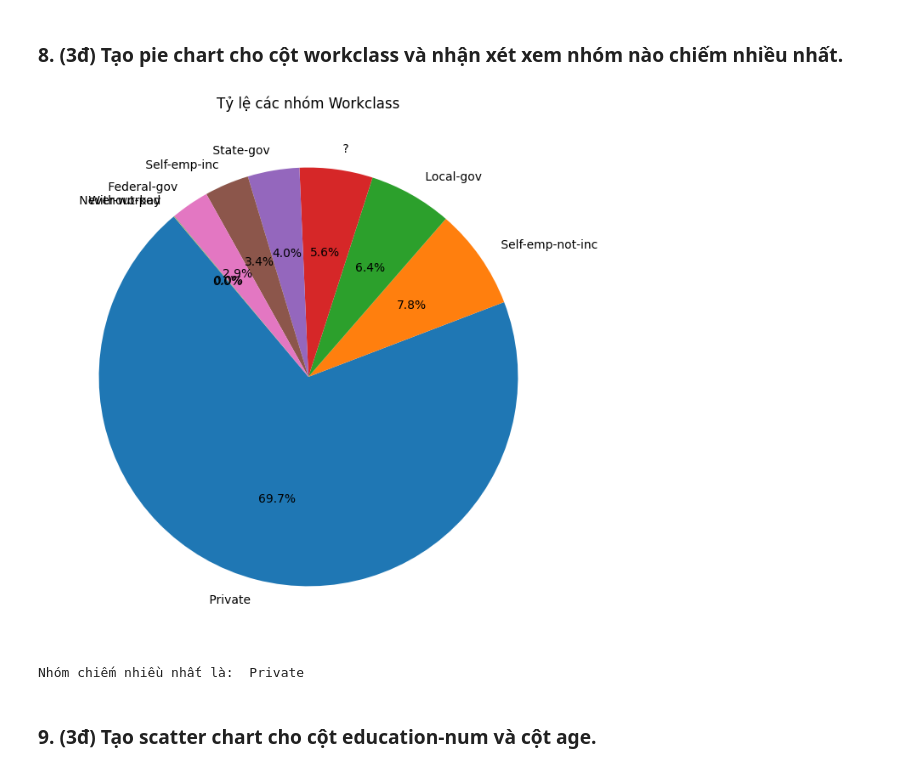
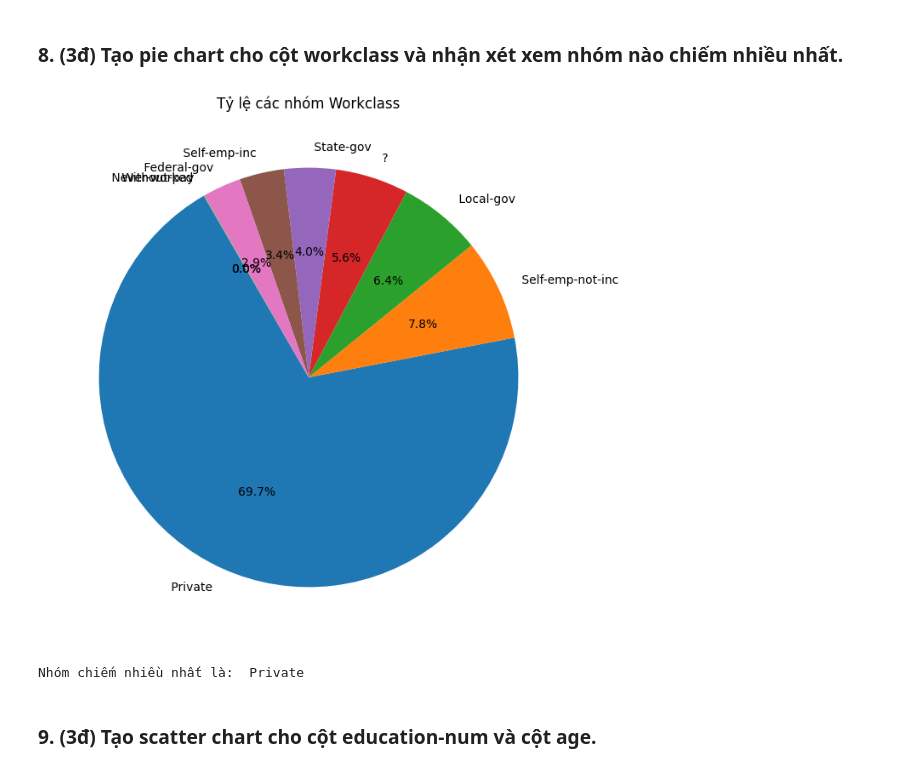
Before and after one commit to nguyenngochieu3127/git-practice, a Jupyter notebook: 12_online/adult.ipynb, the cells around one changed output. Cells and saved outputs as stored; diff of their text form; code cells hidden in the pictures.

```diff
--- a/12_online/adult.ipynb
+++ b/12_online/adult.ipynb
@@ -129,12 +129,12 @@ Nhóm nhiều nhất: (' White', ' Male')
 # %%
 workclass_counts = df['workclass'].value_counts()
 plt.figure(figsize=(8, 8))
-plt.pie(workclass_counts, labels=workclass_counts.index, autopct='%1.1f%%', startangle= 130)
+plt.pie(workclass_counts, labels=workclass_counts.index, autopct='%1.1f%%', startangle= 120)
 plt.title('Tỷ lệ các nhóm Workclass')
 plt.show()
 print("Nhóm chiếm nhiều nhất là:", workclass_counts.idxmax())
 # %% [output]
-[figure, old version]
+[figure, new version]
 Nhóm chiếm nhiều nhất là:  Private
 # %% [markdown]
 ### 9. (3đ) Tạo scatter chart cho cột education-num và cột age.
```
Also changed, not shown: parts of 3 cells of this notebook.
